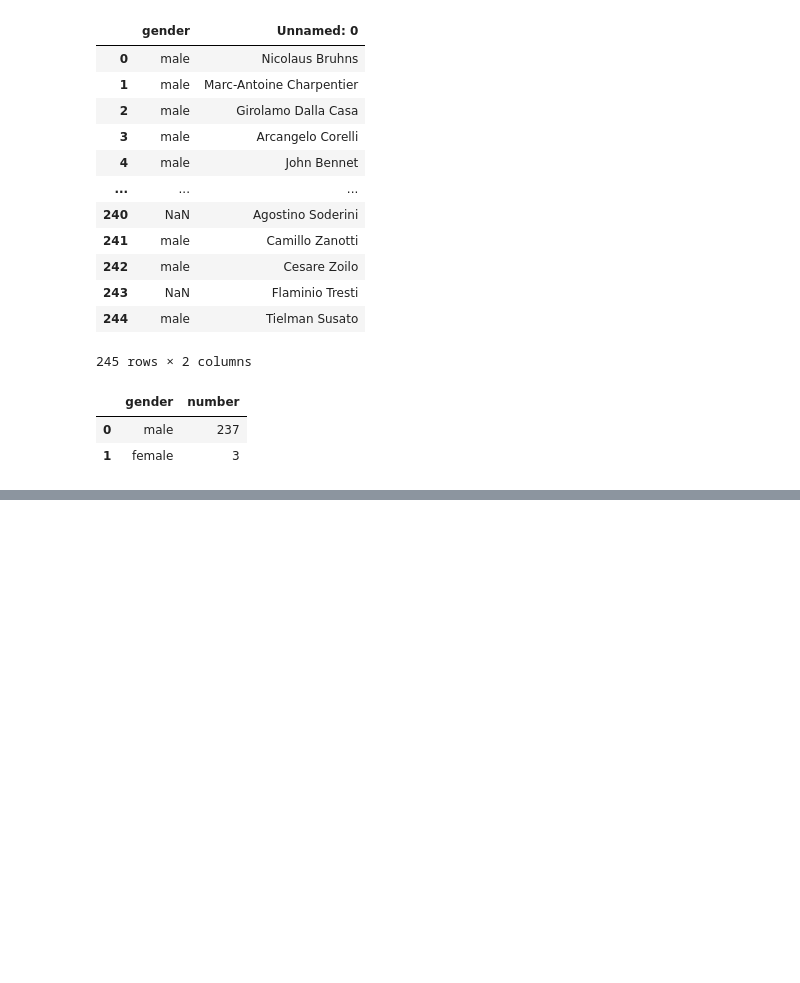
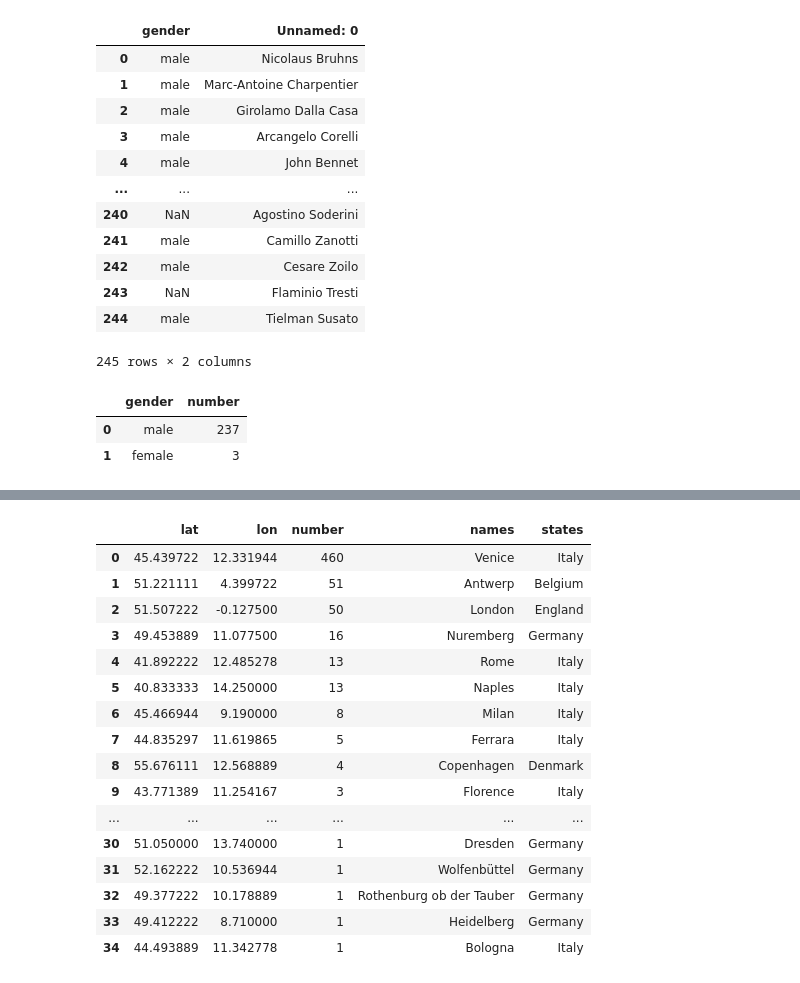
Before and after one commit to Madrigalis/Madrigalis.github.io, a Jupyter notebook: Cleaned.ipynb, the cells around one changed output, grey strips where cells are left out. Cells and saved outputs as stored; diff of their text form; code cells hidden in the pictures; blank space fills up the shorter version.

```diff
--- a/Cleaned.ipynb
+++ b/Cleaned.ipynb
@@ -461,0 +541,6 @@ viz5
+# %%
+df['lat'] = lat
+df['lon'] = lon
+df['number'] = eu['number']
+
+df
@@ -461,0 +572,14 @@ viz5
+# %%
+names = ['Venice', 'Antwerp', 'London', 'Nuremberg', 'Rome', 'Naples', 'Milan', 'Ferrara', 'Copenhagen', 'Florence', 'Ausburg', 'Leipzig', 'Rotterdam',
+             'Strasbourg', 'Genoa', 'Freiberg', 'Munich', 'Palermo', 'Orvieto',
+             'Padua', 'Messina', 'Lyon', 'Frankfurt', 'Cologne', 'Jena',
+             'Erfurt', 'Paris', 'Oxford', 'Gotha', 'Parma', 'Dresden', 'Wolfenbüttel',
+             'Rothenburg ob der Tauber', 'Heidelberg', 'Bologna']
+# %%
+df['names'] = names
+
+
+for n in df['number']:
+    n = int(n)
+
+df
@@ -461,0 +604,32 @@ viz5
+# %%
+states = ['Italy', 'Belgium', 'England', 'Germany', 'Italy','Italy','Italy','Italy', 'Denmark', 'Italy', 'Germany','Germany', 'Netherlands', 'France', 'Italy', 'Germany', 'Germany', 'Italy', 'Italy', 'Italy', 'Italy', 'France', 'Germany','Germany','Germany','Germany', 'France', 'England', 'Germany', 'Italy', 'Germany', 'Germany', 'Germany', 'Germany', 'Italy']
+# %%
+stss = df['number']
+stss
+sizests = []
+for n in stss:
+    sizests.append(int(n))
+sizests
+
+df['states'] = states
+# order = [400,130,130,80,50,30,20,20,20,20,20,10,10] #anche se un po' paracula --> cercare altra via
+
+df
+# %% [output]
+|  | lat | lon | number | names | states |
+| 0 | 45.439722 | 12.331944 | 460 | Venice | Italy |
+| 1 | 51.221111 | 4.399722 | 51 | Antwerp | Belgium |
+| 2 | 51.507222 | -0.127500 | 50 | London | England |
+| 3 | 49.453889 | 11.077500 | 16 | Nuremberg | Germany |
+| 4 | 41.892222 | 12.485278 | 13 | Rome | Italy |
+| 5 | 40.833333 | 14.250000 | 13 | Naples | Italy |
+| 6 | 45.466944 | 9.190000 | 8 | Milan | Italy |
+| 7 | 44.835297 | 11.619865 | 5 | Ferrara | Italy |
+| 8 | 55.676111 | 12.568889 | 4 | Copenhagen | Denmark |
+| 9 | 43.771389 | 11.254167 | 3 | Florence | Italy |
+| ... | ... | ... | ... | ... | ... |
+| 30 | 51.050000 | 13.740000 | 1 | Dresden | Germany |
+| 31 | 52.162222 | 10.536944 | 1 | Wolfenbüttel | Germany |
+| 32 | 49.377222 | 10.178889 | 1 | Rothenburg ob der Tauber | Germany |
+| 33 | 49.412222 | 8.710000 | 1 | Heidelberg | Germany |
+| 34 | 44.493889 | 11.342778 | 1 | Bologna | Italy |
```
Also changed, not shown: parts of 45 cells of this notebook.
